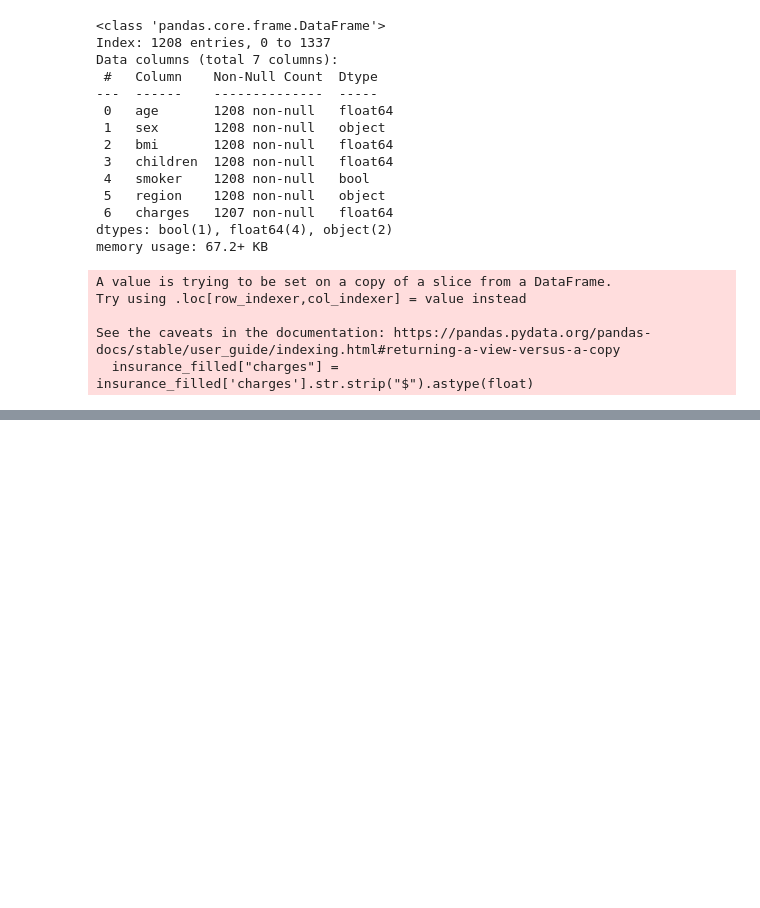
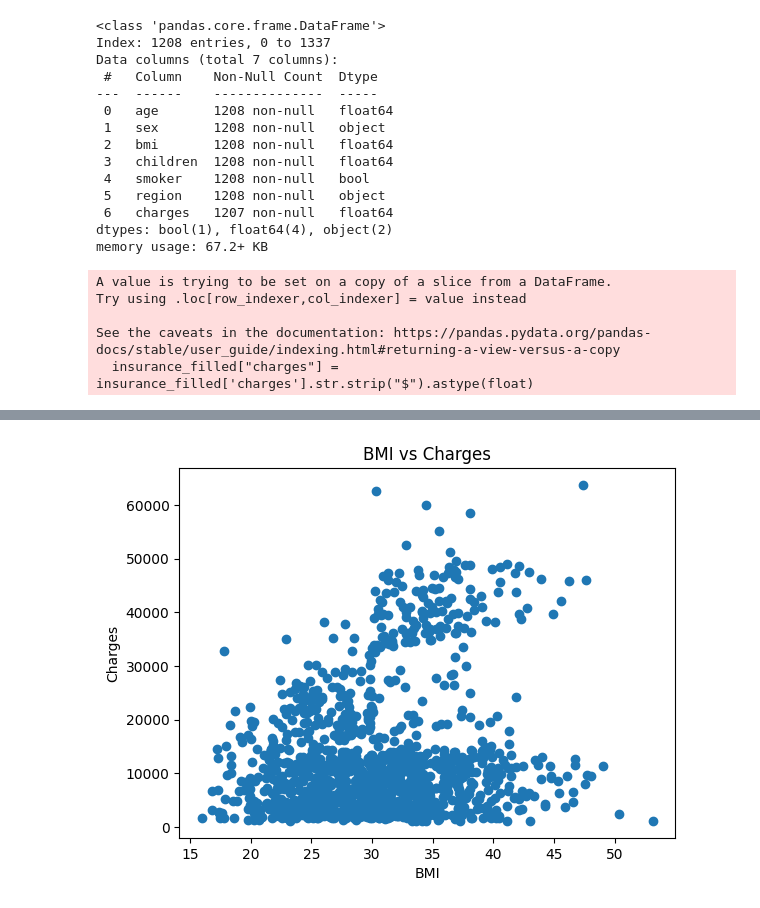
Before and after one commit to sankajithdjinasena/Health-Insurance-Cost-Predictor, a Jupyter notebook: script.ipynb, the cells around one changed output, grey strips where cells are left out. Drawn from its saved outputs; the diff is of its cells as text; code cells hidden in the pictures; blank space fills up the shorter version.

```diff
--- a/script.ipynb
+++ b/script.ipynb
@@ -144,0 +164,9 @@ insurance_pos.to_csv('insurance_cleaned.csv', index=False)
+# %%
+plt.scatter(df['bmi'], df['charges'])
+plt.xlabel('BMI')
+plt.ylabel('Charges')
+plt.title('BMI vs Charges')
+plt.savefig('Figures/bmi_vs_charges.png')
+plt.show()
+# %% [output]
+[figure, added]
```
Also changed, not shown: parts of 21 cells of this notebook, 3 other files.
